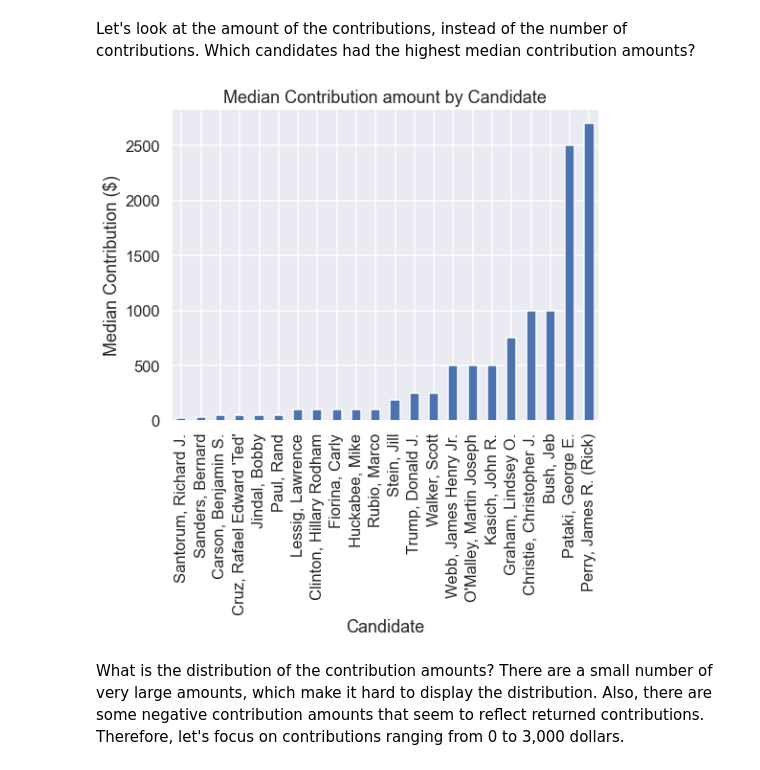
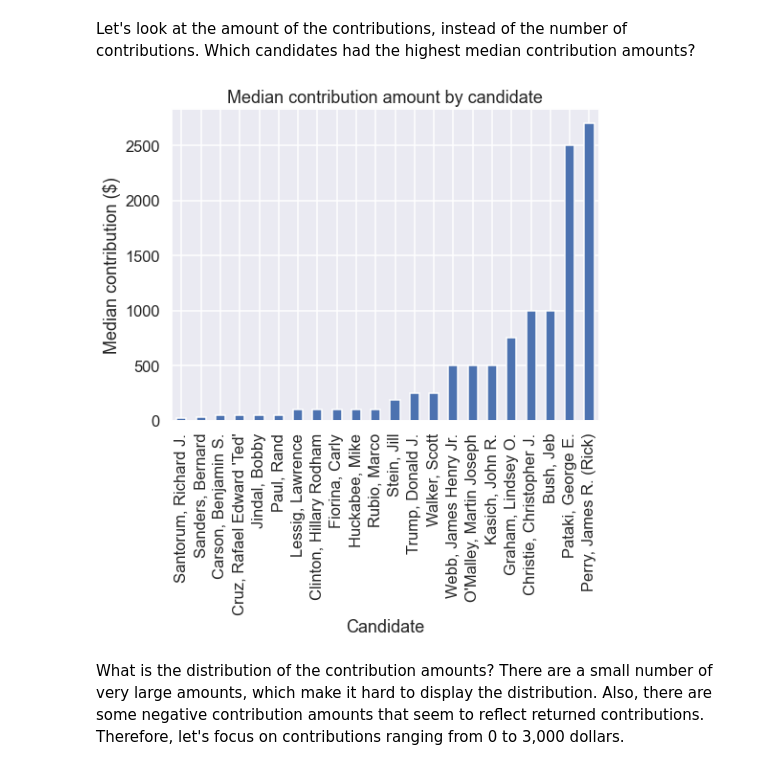
Before and after one commit to BarbosaRicardo/CST383_Data_Science, a Jupyter notebook: Week5/HW/campaign-exploration.ipynb, the cells around one changed output. Drawn from its saved outputs; the diff is of its cells as text; code cells hidden in the pictures.

```diff
--- a/Week5/HW/campaign-exploration.ipynb
+++ b/Week5/HW/campaign-exploration.ipynb
@@ -60,11 +67,17 @@ Let's look at the amount of the contributions, instead of the number of contribu
 # %%
 #@ 2 Show the median contribution amount by candidate.
 
+# compute
 data = df.groupby(by='cand_nm')['contb_receipt_amt'].median().sort_values()
-data.plot.bar(title='Median Contribution amount by Candidate', xlabel='Candidate', ylabel='Median Contribution ($)')
+# plot
+data.plot.bar()
+# plot elements
+plt.title('Median contribution amount by candidate')
+plt.xlabel('Candidate')
+plt.ylabel('Median contribution ($)')
 plt.show()
 # %% [output]
-[figure, old version]
+[figure, new version]
 # %% [markdown]
 What is the distribution of the contribution amounts?  There are a small number of very large amounts, which make it hard to display the distribution.  Also, there are some negative contribution amounts that seem to reflect returned contributions.  Therefore, let's focus on contributions ranging from 0 to 3,000 dollars.
 # %%
```
Also changed, not shown: parts of 4 cells of this notebook.
